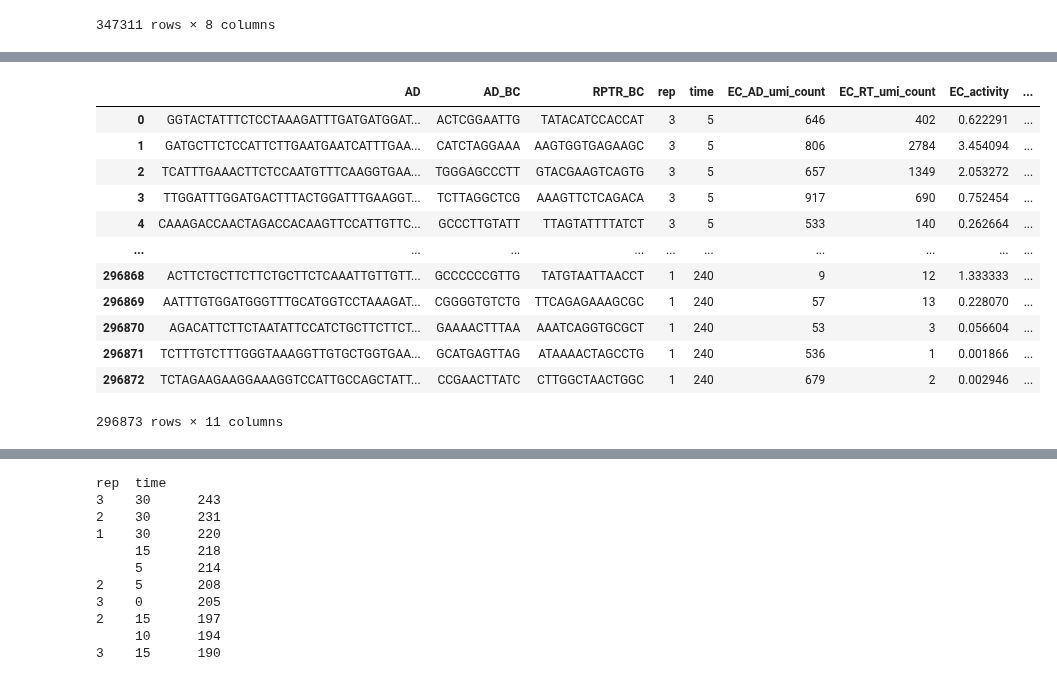
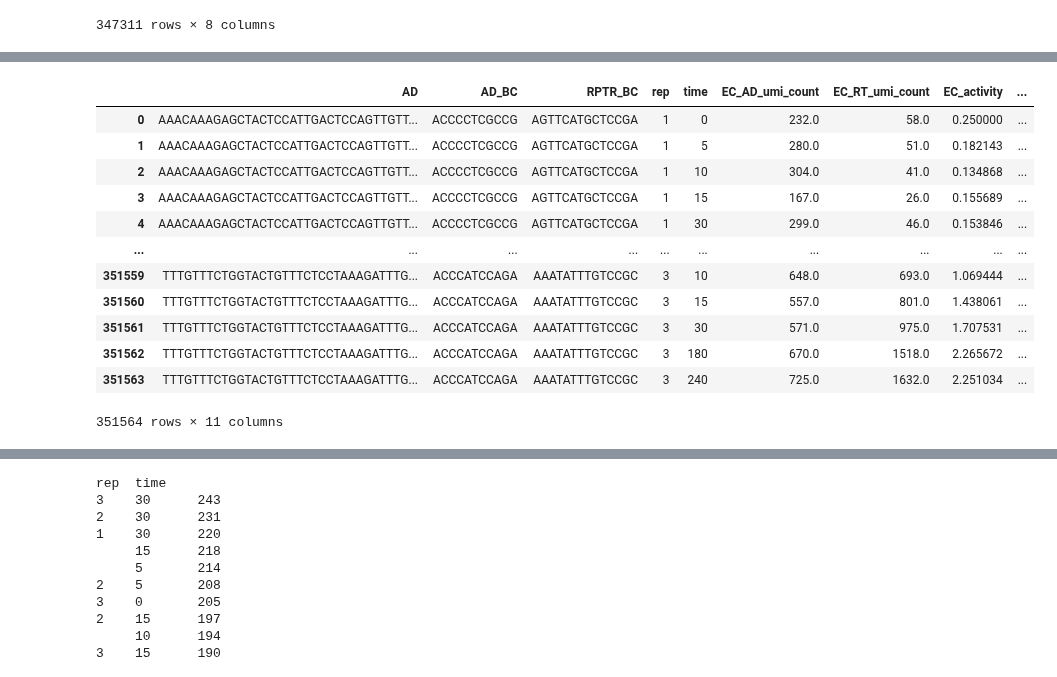
Before and after one commit to sanjanakotha/TREBL-analysis, a Jupyter notebook: notebooks/GCN4/Comparison with EC results.ipynb, the cells around one changed output, grey strips where cells are left out. Cells and saved outputs as stored; diff of their text form; code cells hidden in the pictures.

```diff
--- a/notebooks/GCN4/Comparison with EC results.ipynb
+++ b/notebooks/GCN4/Comparison with EC results.ipynb
@@ -456,18 +456,18 @@ SK_activities
 301126 rows × 8 columns
 # %%
-merged_activities = pd.merge(EC_activities, SK_activities)
+merged_activities = pd.merge(EC_activities, SK_activities, how = 'outer')
 merged_activities
 # %% [output]
 |  | AD | AD_BC | RPTR_BC | rep | time | EC_AD_umi_count | EC_RT_umi_count | EC_activity | ... |
-| 0 | GGTACTATTTCTCCTAAAGATTTGATGATGGAT... | ACTCGGAATTG | TATACATCCACCAT | 3 | 5 | 646 | 402 | 0.622291 | ... |
-| 1 | GATGCTTCTCCATTCTTGAATGAATCATTTGAA... | CATCTAGGAAA | AAGTGGTGAGAAGC | 3 | 5 | 806 | 2784 | 3.454094 | ... |
-| 2 | TCATTTGAAACTTCTCCAATGTTTCAAGGTGAA... | TGGGAGCCCTT | GTACGAAGTCAGTG | 3 | 5 | 657 | 1349 | 2.053272 | ... |
-| 3 | TTGGATTTGGATGACTTTACTGGATTTGAAGGT... | TCTTAGGCTCG | AAAGTTCTCAGACA | 3 | 5 | 917 | 690 | 0.752454 | ... |
-| 4 | CAAAGACCAACTAGACCACAAGTTCCATTGTTC... | GCCCTTGTATT | TTAGTATTTTATCT | 3 | 5 | 533 | 140 | 0.262664 | ... |
+| 0 | AAACAAAGAGCTACTCCATTGACTCCAGTTGTT... | ACCCCTCGCCG | AGTTCATGCTCCGA | 1 | 0 | 232.0 | 58.0 | 0.250000 | ... |
+| 1 | AAACAAAGAGCTACTCCATTGACTCCAGTTGTT... | ACCCCTCGCCG | AGTTCATGCTCCGA | 1 | 5 | 280.0 | 51.0 | 0.182143 | ... |
+| 2 | AAACAAAGAGCTACTCCATTGACTCCAGTTGTT... | ACCCCTCGCCG | AGTTCATGCTCCGA | 1 | 10 | 304.0 | 41.0 | 0.134868 | ... |
+| 3 | AAACAAAGAGCTACTCCATTGACTCCAGTTGTT... | ACCCCTCGCCG | AGTTCATGCTCCGA | 1 | 15 | 167.0 | 26.0 | 0.155689 | ... |
+| 4 | AAACAAAGAGCTACTCCATTGACTCCAGTTGTT... | ACCCCTCGCCG | AGTTCATGCTCCGA | 1 | 30 | 299.0 | 46.0 | 0.153846 | ... |
 | ... | ... | ... | ... | ... | ... | ... | ... | ... | ... |
-| 296868 | ACTTCTGCTTCTTCTGCTTCTCAAATTGTTGTT... | GCCCCCCGTTG | TATGTAATTAACCT | 1 | 240 | 9 | 12 | 1.333333 | ... |
-| 296869 | AATTTGTGGATGGGTTTGCATGGTCCTAAAGAT... | CGGGGTGTCTG | TTCAGAGAAAGCGC | 1 | 240 | 57 | 13 | 0.228070 | ... |
-| 296870 | AGACATTCTTCTAATATTCCATCTGCTTCTTCT... | GAAAACTTTAA | AAATCAGGTGCGCT | 1 | 240 | 53 | 3 | 0.056604 | ... |
-| 296871 | TCTTTGTCTTTGGGTAAAGGTTGTGCTGGTGAA... | GCATGAGTTAG | ATAAAACTAGCCTG | 1 | 240 | 536 | 1 | 0.001866 | ... |
-| 296872 | TCTAGAAGAAGGAAAGGTCCATTGCCAGCTATT... | CCGAACTTATC | CTTGGCTAACTGGC | 1 | 240 | 679 | 2 | 0.002946 | ... |
+| 351559 | TTTGTTTCTGGTACTGTTTCTCCTAAAGATTTG... | ACCCATCCAGA | AAATATTTGTCCGC | 3 | 10 | 648.0 | 693.0 | 1.069444 | ... |
+| 351560 | TTTGTTTCTGGTACTGTTTCTCCTAAAGATTTG... | ACCCATCCAGA | AAATATTTGTCCGC | 3 | 15 | 557.0 | 801.0 | 1.438061 | ... |
+| 351561 | TTTGTTTCTGGTACTGTTTCTCCTAAAGATTTG... | ACCCATCCAGA | AAATATTTGTCCGC | 3 | 30 | 571.0 | 975.0 | 1.707531 | ... |
+| 351562 | TTTGTTTCTGGTACTGTTTCTCCTAAAGATTTG... | ACCCATCCAGA | AAATATTTGTCCGC | 3 | 180 | 670.0 | 1518.0 | 2.265672 | ... |
+| 351563 | TTTGTTTCTGGTACTGTTTCTCCTAAAGATTTG... | ACCCATCCAGA | AAATATTTGTCCGC | 3 | 240 | 725.0 | 1632.0 | 2.251034 | ... |
-296873 rows × 11 columns
+351564 rows × 11 columns
```
Also changed, not shown: parts of 18 cells of this notebook, 27 other files.
